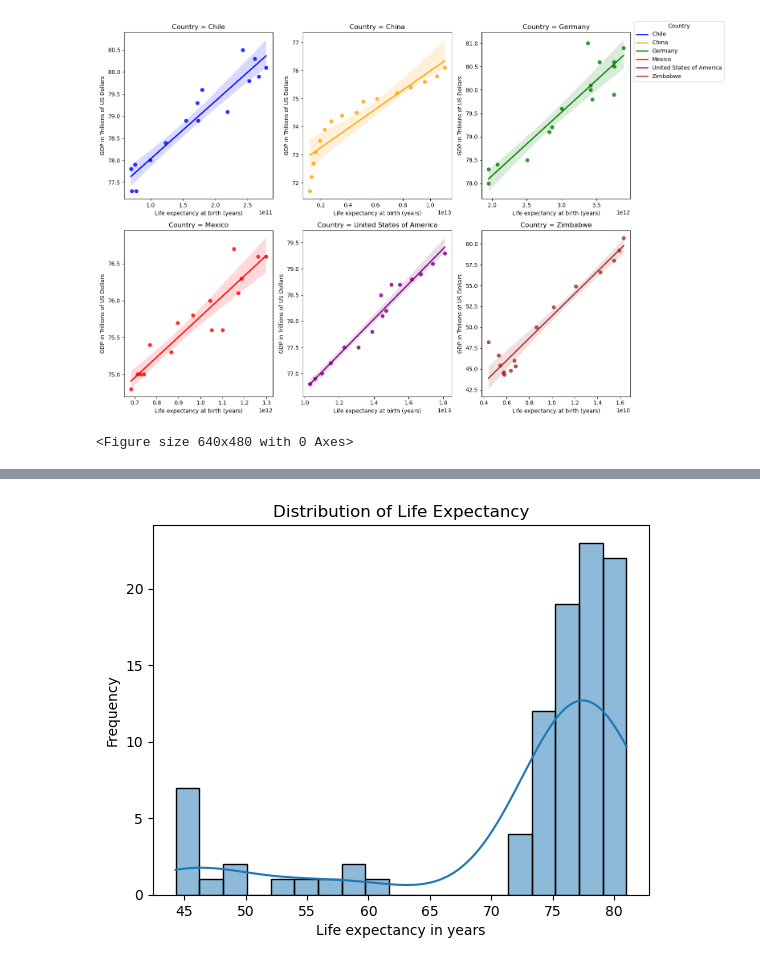
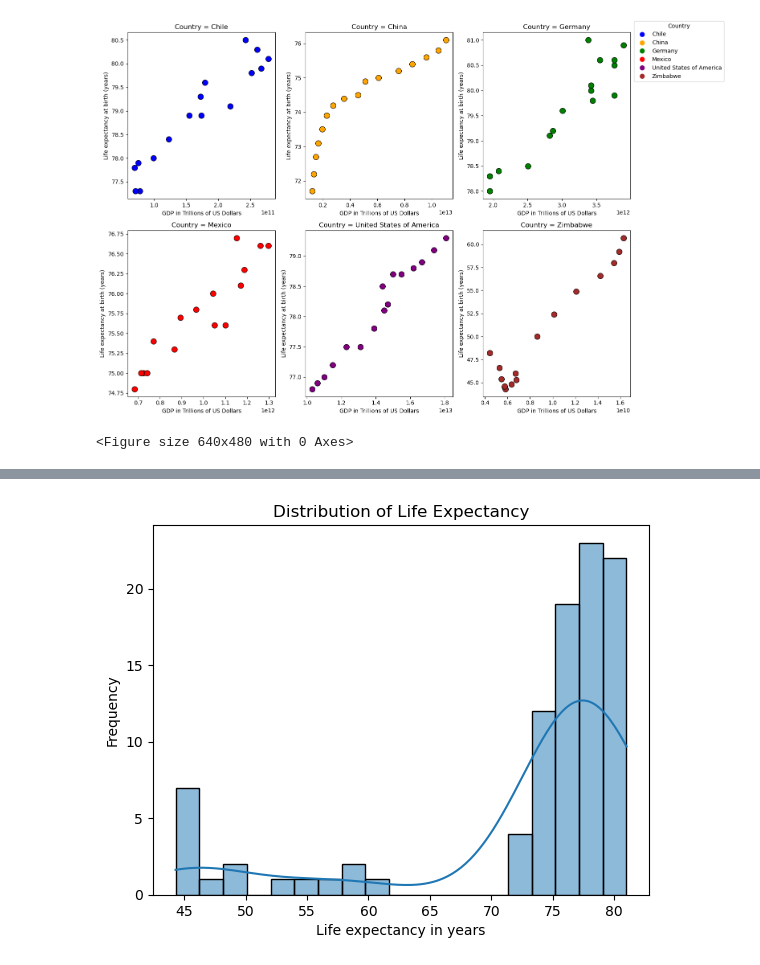
Before and after one commit to Reanna1211/codecademy_data_project_1, a Jupyter notebook: life_expectancy_gdp.ipynb, the cells around one changed output, grey strips where cells are left out. Drawn from its saved outputs; the diff is of its cells as text; code cells hidden in the pictures.

Commit message:
Change subplots and remove line, corrected subplots axis, add mean of life expectancy for each country

```diff
--- a/life_expectancy_gdp.ipynb
+++ b/life_expectancy_gdp.ipynb
@@ -37,42 +38,44 @@ countries = GDP_life_exp['Country'].unique()
 
 # Define a list of colors for each country (match the colors to what you want)
 colors = ['blue', 'orange', 'green', 'red', 'purple', 'brown']
 
 # Create a 2x3 grid for the subplots (adjust the number of rows and columns as needed)
 fig, axes = plt.subplots(2, 3, figsize=(15, 10))
 
 # Flatten axes array for easier indexing
 axes = axes.flatten()
 
 # Loop through countries and create a plot for each
 i = 0
 for country, color in zip(countries, colors):
-    sns.regplot(x='GDP', y='Life expectancy at birth (years)',
-                data=GDP_life_exp[GDP_life_exp['Country'] == country],
-                ax=axes[i],
-                color=color)  # Assign different color to each plot
+    sns.scatterplot(x='GDP', y='Life expectancy at birth (years)',
+                    data=GDP_life_exp[GDP_life_exp['Country'] == country],
+                    ax=axes[i],
+                    color=color,
+                    marker='o', s=100, edgecolor='black')  # Assign different color to each plot
     axes[i].set_title(f'Country = {country}')
-    axes[i].set_xlabel('Life expectancy at birth (years)')
-    axes[i].set_ylabel('GDP in Trillions of US Dollars')
+    axes[i].set_ylabel('Life expectancy at birth (years)')
+    axes[i].set_xlabel('GDP in Trillions of US Dollars')
     i += 1
 
-# Add a unified legend for all subplots
-handles = [plt.Line2D([0], [0], color=color, lw=2) for color in colors]
+# Add a unified legend for all subplots, create handles for the legend using markers (dots)
+handles = [plt.Line2D([0], [0], color=color, marker='o', markersize=8, lw=0, label=country)
+           for color, country in zip(colors, countries)]
 labels = countries
 fig.legend(handles, labels, loc='upper right', bbox_to_anchor=(1.05, 1), ncol=1, title="Country", fontsize=10)
 
 # Adjust layout to avoid overlap
 plt.tight_layout(rect=[0, 0, 0.9, 1])  # Adjust the layout to make space on the right
 plt.show()
 
 
 # Display subplots
 
 
 plt.show()
 plt.clf()
 # %% [output]
-[figure, old version]
+[figure, new version]
 <Figure size 640x480 with 0 Axes>
 # %%
 #What is the average life expectancy in these nations? - box plot?
```
Also changed, not shown: parts of 2 cells of this notebook.
